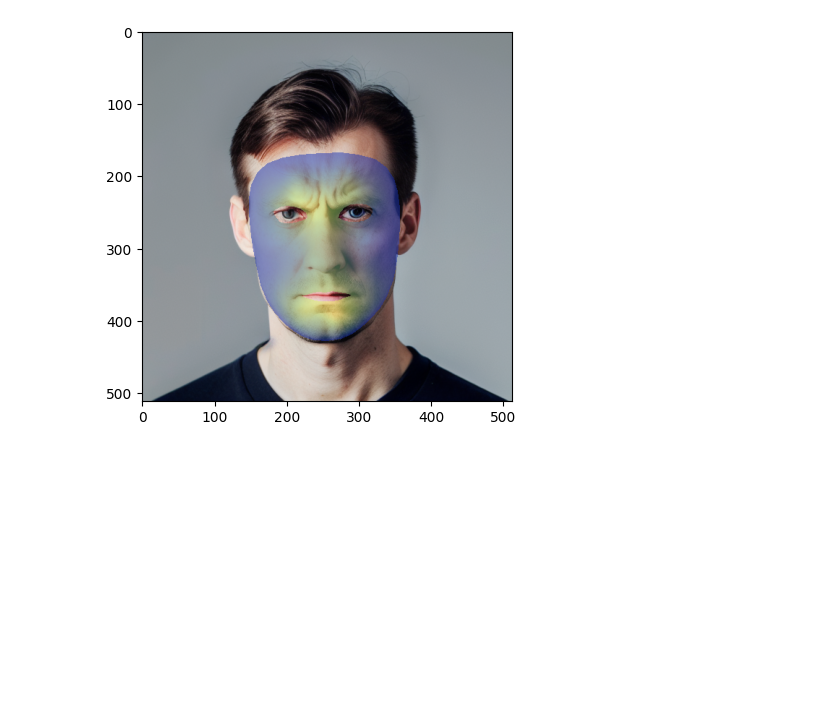
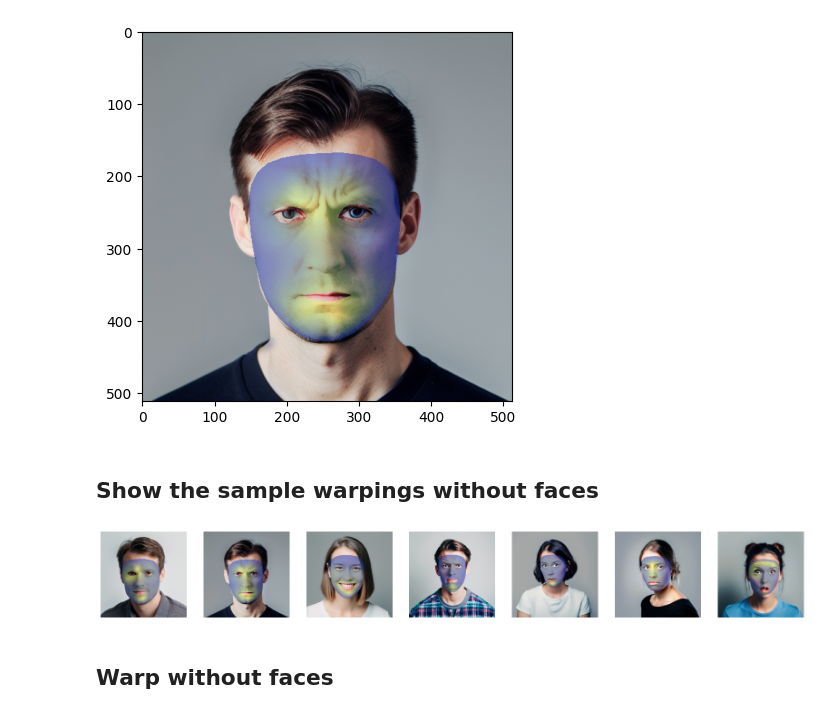
Before and after one commit to cvjena/face-projection, a Jupyter notebook: example/emotion.ipynb, the cells around one changed output. Cells and saved outputs as stored; diff of their text form; code cells hidden in the pictures; blank space fills up the shorter version.

```diff
--- a/example/emotion.ipynb
+++ b/example/emotion.ipynb
@@ -28,3 +28,40 @@ plt.imshow(projected)
 # %% [output]
 <matplotlib.image.AxesImage at 0x...>
 [figure]
+# %% [markdown]
+## Show the sample warpings without faces
+# %%
+emotions_face = {
+    "neutral"   : np.asarray(Image.open('data/stable_diffusion_neutral.png').convert('RGB')),
+    "angry"     : np.asarray(Image.open('data/stable_diffusion_angry.png').convert('RGB')),
+    "happy"     : np.asarray(Image.open('data/stable_diffusion_happy.png').convert('RGB')),
+    "sad"       : np.asarray(Image.open('data/stable_diffusion_sad.png').convert('RGB')),
+    "fearful"   : np.asarray(Image.open('data/stable_diffusion_fearful.png').convert('RGB')),
+    "disgusted" : np.asarray(Image.open('data/stable_diffusion_disgusted.png').convert('RGB')),
+    "surprised" : np.asarray(Image.open('data/stable_diffusion_surprised.png').convert('RGB')),
+}
+emotions_data = {
+    "neutral"   : np.asarray(Image.open('data/powermap_neutral.png').convert('RGB')),
+    "angry"     : np.asarray(Image.open('data/powermap_angry.png').convert('RGB')),
+    "happy"     : np.asarray(Image.open('data/powermap_happy.png').convert('RGB')),
+    "sad"       : np.asarray(Image.open('data/powermap_sad.png').convert('RGB')),
+    "fearful"   : np.asarray(Image.open('data/powermap_fearful.png').convert('RGB')),
+    "disgusted" : np.asarray(Image.open('data/powermap_disgusted.png').convert('RGB')),
+    "surprised" : np.asarray(Image.open('data/powermap_surprised.png').convert('RGB')),
+}
+# %%
+warper = fp.Warper()
+
+projected_emotion = {}
+for emotion in emotions_face:
+    projected_emotion[emotion] = warper.apply(emotions_face[emotion], emotions_data[emotion], beta=0.5)
+# %%
+fig, ax = plt.subplots(1, 7, figsize=(20, 5))
+
+for a, mov in zip(ax, projected_emotion):
+    a.axis("off")
+    a.imshow(projected_emotion[mov])
+
+plt.savefig("../files/emotion.jpg", bbox_inches='tight', dpi=100)
+# %% [output]
+[figure, added]
@@ -30,0 +80,2 @@ plt.imshow(projected)
+# %% [markdown]
+## Warp without faces
```
Also changed, not shown: parts of 6 cells of this notebook, 15 other files.
